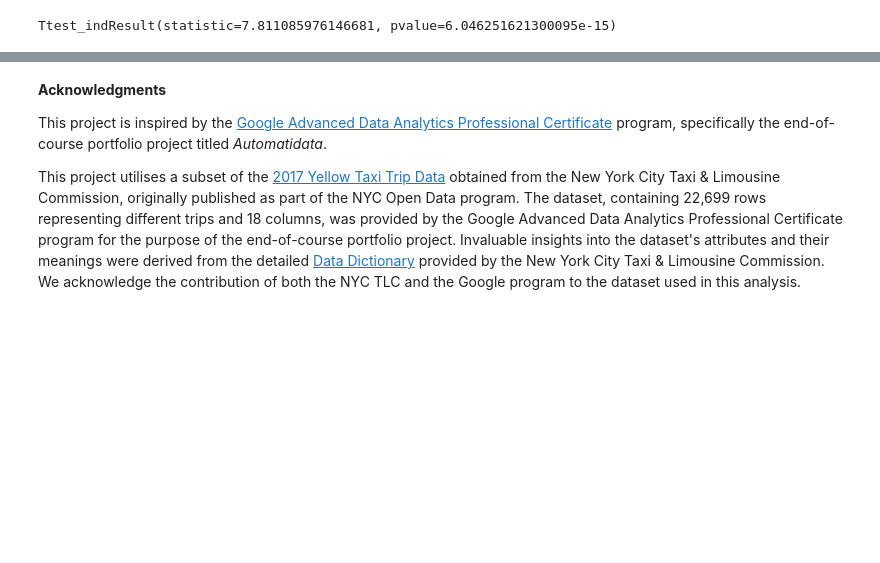
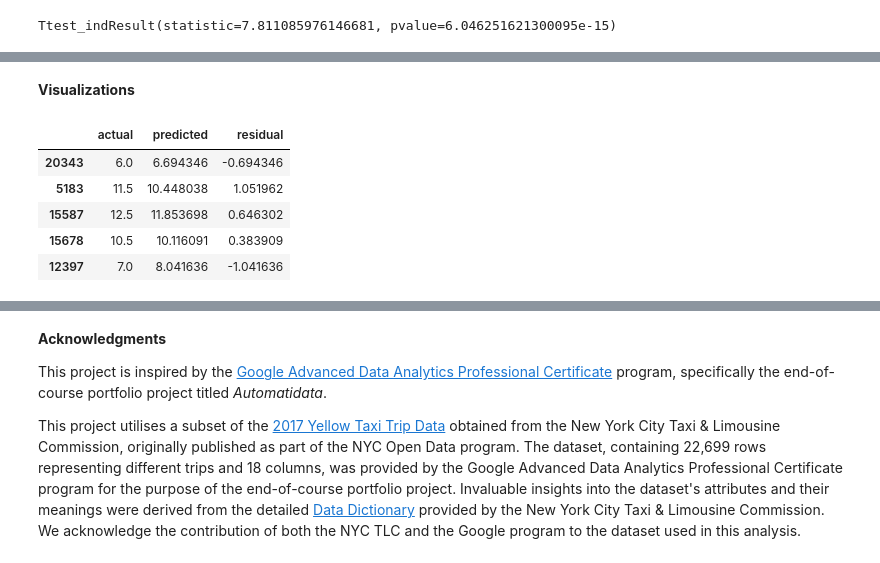
Before and after one commit to sssunri/farecast_NYC-TLC_estimation, a Jupyter notebook: fare_estimation.ipynb, the cells around one changed output, grey strips where cells are left out. Saved outputs shown, nothing was run; the diff lists cells and outputs as text; code cells hidden in the pictures; blank space fills up the shorter version.

```diff
--- a/fare_estimation.ipynb
+++ b/fare_estimation.ipynb
@@ -1323,0 +1360,15 @@ LinearRegression()
+# %% [markdown]
+**Visualizations**
+# %%
+actual = y_test
+predicted = lr_pred_test
+residual = y_test - lr_pred_test
+results = pd.DataFrame({'actual': actual, 'predicted': predicted, 'residual': residual})
+results.head()
+# %% [output]
+|  | actual | predicted | residual |
+| 20343 | 6.0 | 6.694346 | -0.694346 |
+| 5183 | 11.5 | 10.448038 | 1.051962 |
+| 15587 | 12.5 | 11.853698 | 0.646302 |
+| 15678 | 10.5 | 10.116091 | 0.383909 |
+| 12397 | 7.0 | 8.041636 | -1.041636 |
```
Also changed, not shown: parts of 81 cells of this notebook.
